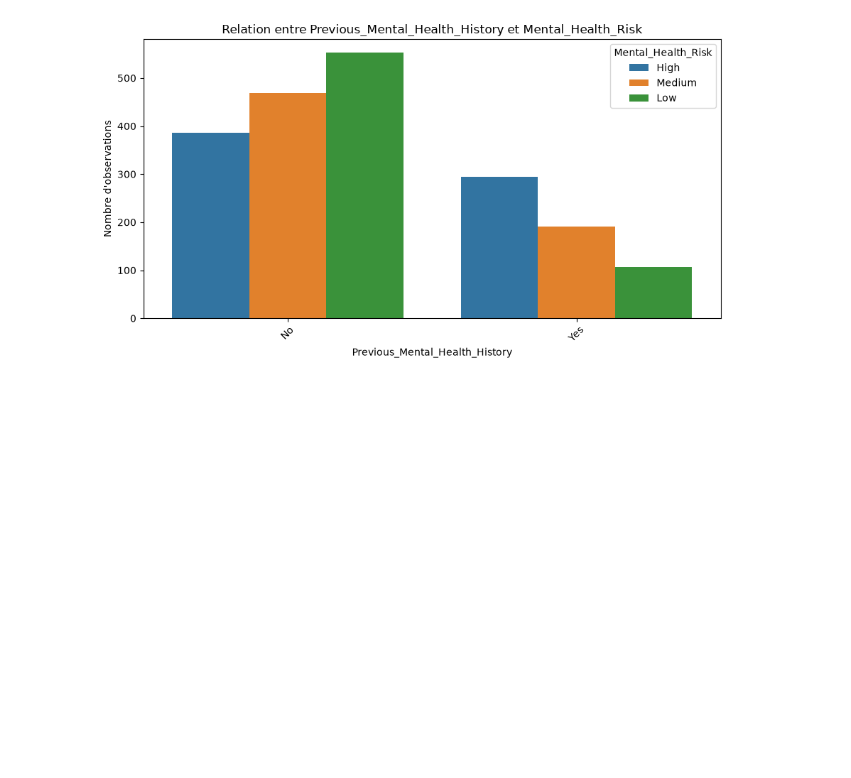
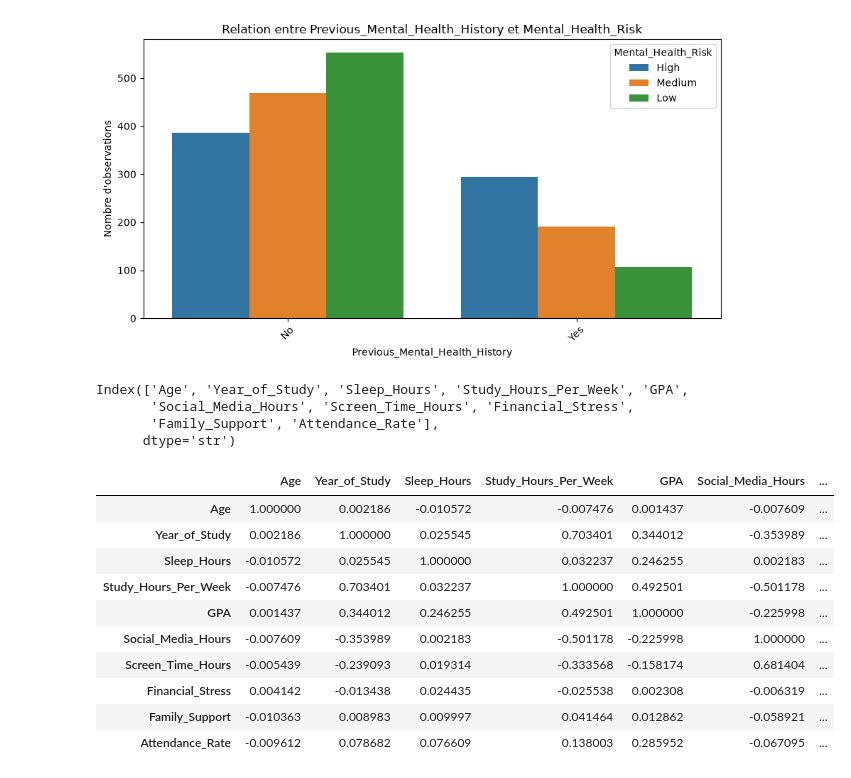
Before and after one commit to SaadiaAjbbar/Mental_Health_Risk_Prediction, a Jupyter notebook: notebooks/01_EDA.ipynb, the cells around one changed output. Cells and saved outputs as stored; diff of their text form; code cells hidden in the pictures; blank space fills up the shorter version.

```diff
--- a/notebooks/01_EDA.ipynb
+++ b/notebooks/01_EDA.ipynb
@@ -722,3 +722,26 @@ for column in categorical_columns:
 [figure]
 [figure]
 [figure]
+# %%
+print(numeric_columns)
+# %% [output]
+Index(['Age', 'Year_of_Study', 'Sleep_Hours', 'Study_Hours_Per_Week', 'GPA',
+       'Social_Media_Hours', 'Screen_Time_Hours', 'Financial_Stress',
+       'Family_Support', 'Attendance_Rate'],
+      dtype='str')
+# %%
+correlation_matrix = df[numeric_columns].corr(method="pearson")
+
+display(correlation_matrix)
+# %% [output]
+|  | Age | Year_of_Study | Sleep_Hours | Study_Hours_Per_Week | GPA | Social_Media_Hours | ... |
+| Age | 1.000000 | 0.002186 | -0.010572 | -0.007476 | 0.001437 | -0.007609 | ... |
+| Year_of_Study | 0.002186 | 1.000000 | 0.025545 | 0.703401 | 0.344012 | -0.353989 | ... |
+| Sleep_Hours | -0.010572 | 0.025545 | 1.000000 | 0.032237 | 0.246255 | 0.002183 | ... |
+| Study_Hours_Per_Week | -0.007476 | 0.703401 | 0.032237 | 1.000000 | 0.492501 | -0.501178 | ... |
+| GPA | 0.001437 | 0.344012 | 0.246255 | 0.492501 | 1.000000 | -0.225998 | ... |
+| Social_Media_Hours | -0.007609 | -0.353989 | 0.002183 | -0.501178 | -0.225998 | 1.000000 | ... |
+| Screen_Time_Hours | -0.005439 | -0.239093 | 0.019314 | -0.333568 | -0.158174 | 0.681404 | ... |
+| Financial_Stress | 0.004142 | -0.013438 | 0.024435 | -0.025538 | 0.002308 | -0.006319 | ... |
+| Family_Support | -0.010363 | 0.008983 | 0.009997 | 0.041464 | 0.012862 | -0.058921 | ... |
+| Attendance_Rate | -0.009612 | 0.078682 | 0.076609 | 0.138003 | 0.285952 | -0.067095 | ... |
```
Also changed, not shown: parts of 7 cells of this notebook.
